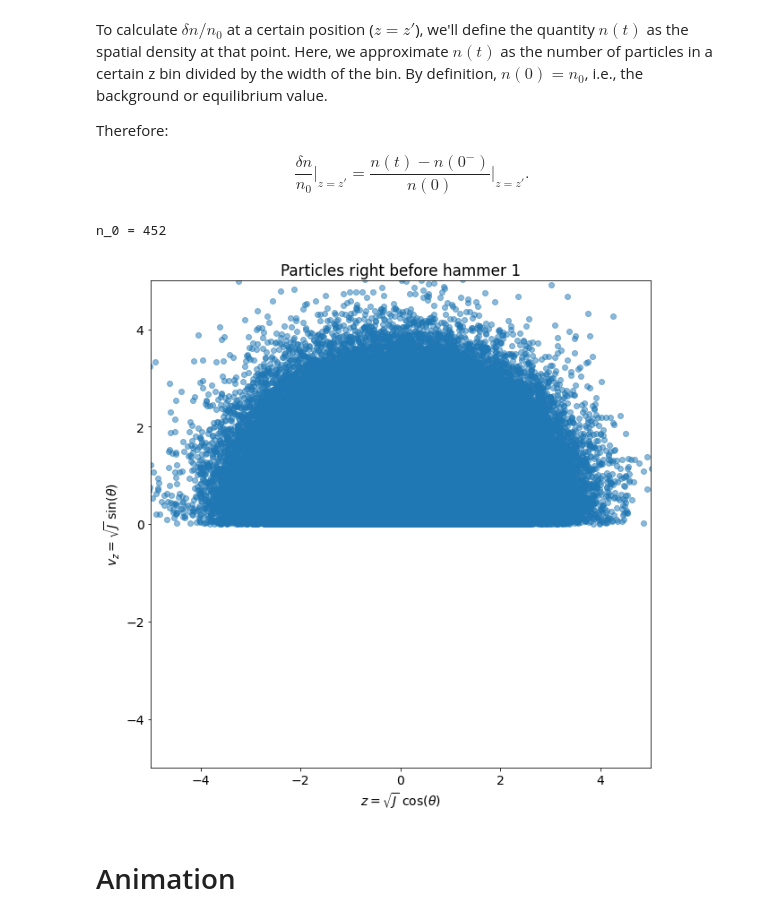
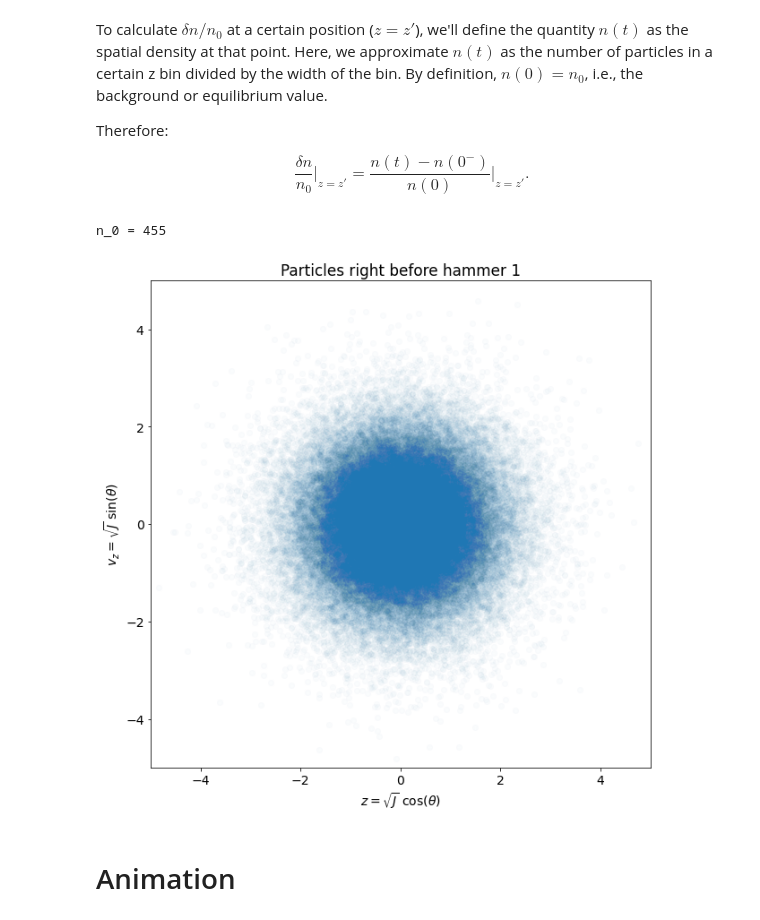
Before and after one commit to Jupiter1994/plasma-echo, a Jupyter notebook: Sampling Particle Trajectories.ipynb, the cells around one changed output. Cells and saved outputs as stored; diff of their text form; code cells hidden in the pictures.

```diff
--- a/Sampling Particle Trajectories.ipynb
+++ b/Sampling Particle Trajectories.ipynb
@@ -123,17 +123,17 @@ n1, n2 = 1, 3
 A1, A2 = 0.1, 0.2
 
 # define ts, thetas, and Js; and, corresponding Cartesian coords
-N = (int) (1e6) # number of particles
+N = (int) (1e5) # number of particles
 
 # time range
 tmin = 0
-tmax = 10
+tmax = 100
 tstep = 0.5
 ts = np.arange(tmin, tmax+tstep, tstep)
 
 # Monte Carlo sample our initial conditions
 np.random.seed(2)
-thetas = (np.pi) *np.random.rand(N)
+thetas = (2*np.pi) *np.random.rand(N)
 Js = f_0_distro(N) # drawn from f_0(J)
 
 # initial Omega values
@@ -188,34 +186,34 @@ Therefore:
 $$\frac{\delta n}{n_0} \Big|_{z=z'} = \frac{n(t) - n(0^-)}{n(0)}\Big|_{z=z'}.$$
 # %%
 # calculate n_0 and plot initial condition
-z_tolerance = 1e-3
+z_tolerance = 1e-2
 
 fig = plt.figure(figsize=(10,10))
 zs, vzs = pol2cart(thetas, Js)
-scat = plt.scatter(zs, vzs, alpha=0.5)
+scat = plt.scatter(zs, vzs, alpha=0.02)
 
 # number of particles at t=0 within z_tolerance at a z coordinate; this is the
 # "background" distribution
 z_offset = 1
 n_0 = np.sum(np.abs(zs - z_offset) < z_tolerance)
 print(f'n_0 = {n_0}')
 n_0 /= len(zs) # normalize by # of particles
 
 plot_initial_distro = True
 if plot_initial_distro:
     xlimit = 5
     plt.xlim(-xlimit, xlimit)
     plt.ylim(-xlimit, xlimit)
 
     plt.xlabel(r"$z = \sqrt{J}$ cos($\theta$)")
     plt.ylabel(r"$v_z = \sqrt{J}$ sin($\theta$)")
 
     plt.title('Particles right before hammer 1')
 
     plt.show()
 # %% [output]
-n_0 = 452
+n_0 = 455
-[figure, old version]
+[figure, new version]
 # %% [markdown]
 # Animation
 # %%
```
Also changed, not shown: parts of 4 cells of this notebook, 17 other files.
